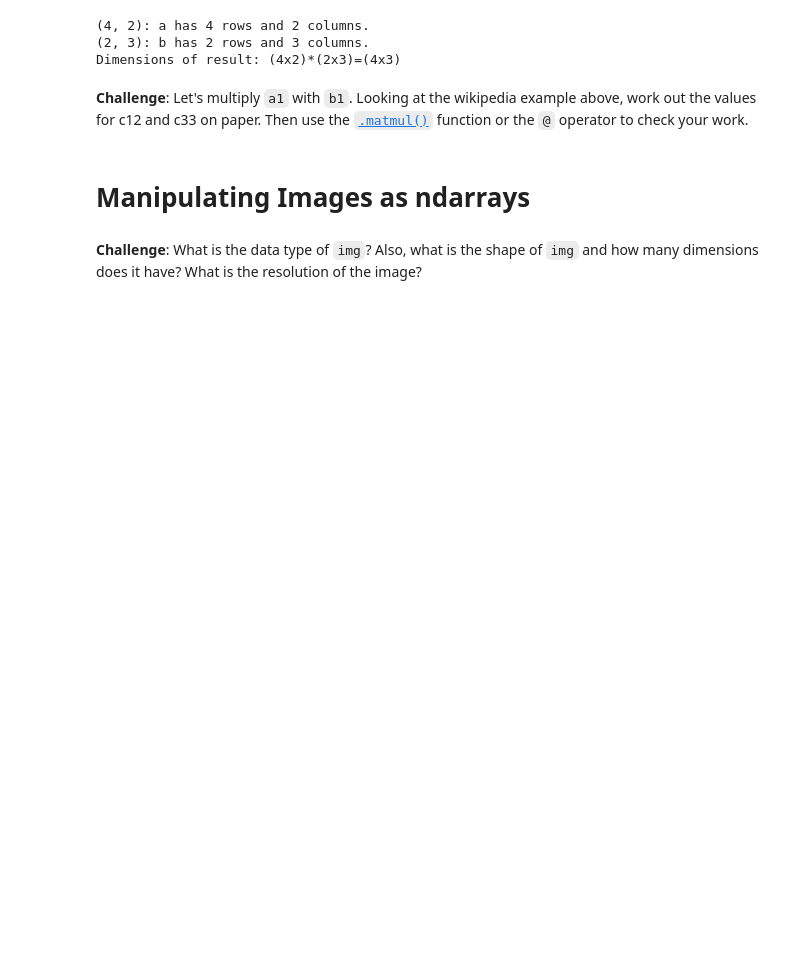
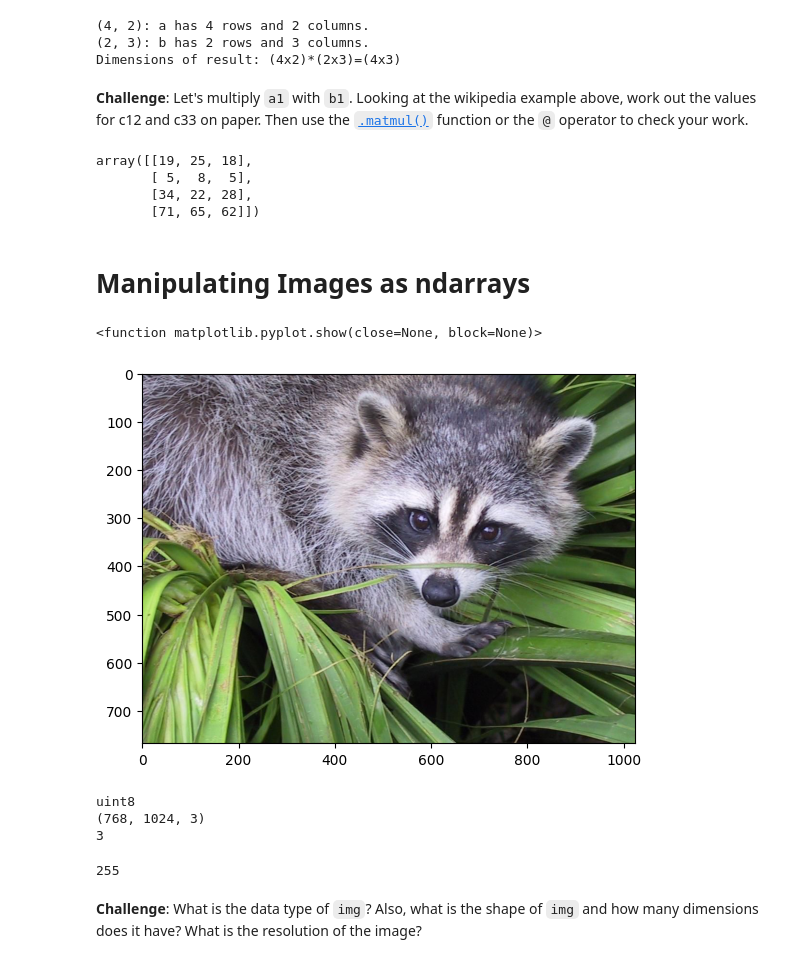
Before and after one commit to Jeff-Nibbs/numpy-arrays, a Jupyter notebook: Computation_with_NumPy_and_N_Dimensional_Arrays_(start).ipynb, the cells around one changed output. Cells and saved outputs as stored; diff of their text form; code cells hidden in the pictures; blank space fills up the shorter version.

```diff
--- a/Computation_with_NumPy_and_N_Dimensional_Arrays_(start).ipynb
+++ b/Computation_with_NumPy_and_N_Dimensional_Arrays_(start).ipynb
@@ -238,7 +259,31 @@ print('Dimensions of result: (4x2)*(2x3)=(4x3)')
 Dimensions of result: (4x2)*(2x3)=(4x3)
 # %% [markdown]
 **Challenge**: Let's multiply `a1` with `b1`. Looking at the wikipedia example above, work out the values for c12 and c33 on paper. Then use the [`.matmul()`](https://numpy.org/doc/stable/reference/generated/numpy.matmul.html) function or the `@` operator to check your work.
+# %%
+np.matmul(a1, b1)
+# %% [output]
+array([[19, 25, 18],
+       [ 5,  8,  5],
+       [34, 22, 28],
+       [71, 65, 62]])
 # %% [markdown]
 # Manipulating Images as ndarrays
+# %%
+img = face()
+plt.imshow(img)
+plt.show
+# %% [output]
+<function matplotlib.pyplot.show(close=None, block=None)>
+[figure, added]
+# %%
+print(img.dtype)
+print(img.shape)
+print(img.ndim)
+img.max()
+# %% [output]
+uint8
+(768, 1024, 3)
+3
+255
 # %% [markdown]
 **Challenge**: What is the data type of `img`? Also, what is the shape of `img` and how many dimensions does it have? What is the resolution of the image?
```
Also changed, not shown: parts of 10 cells of this notebook.
